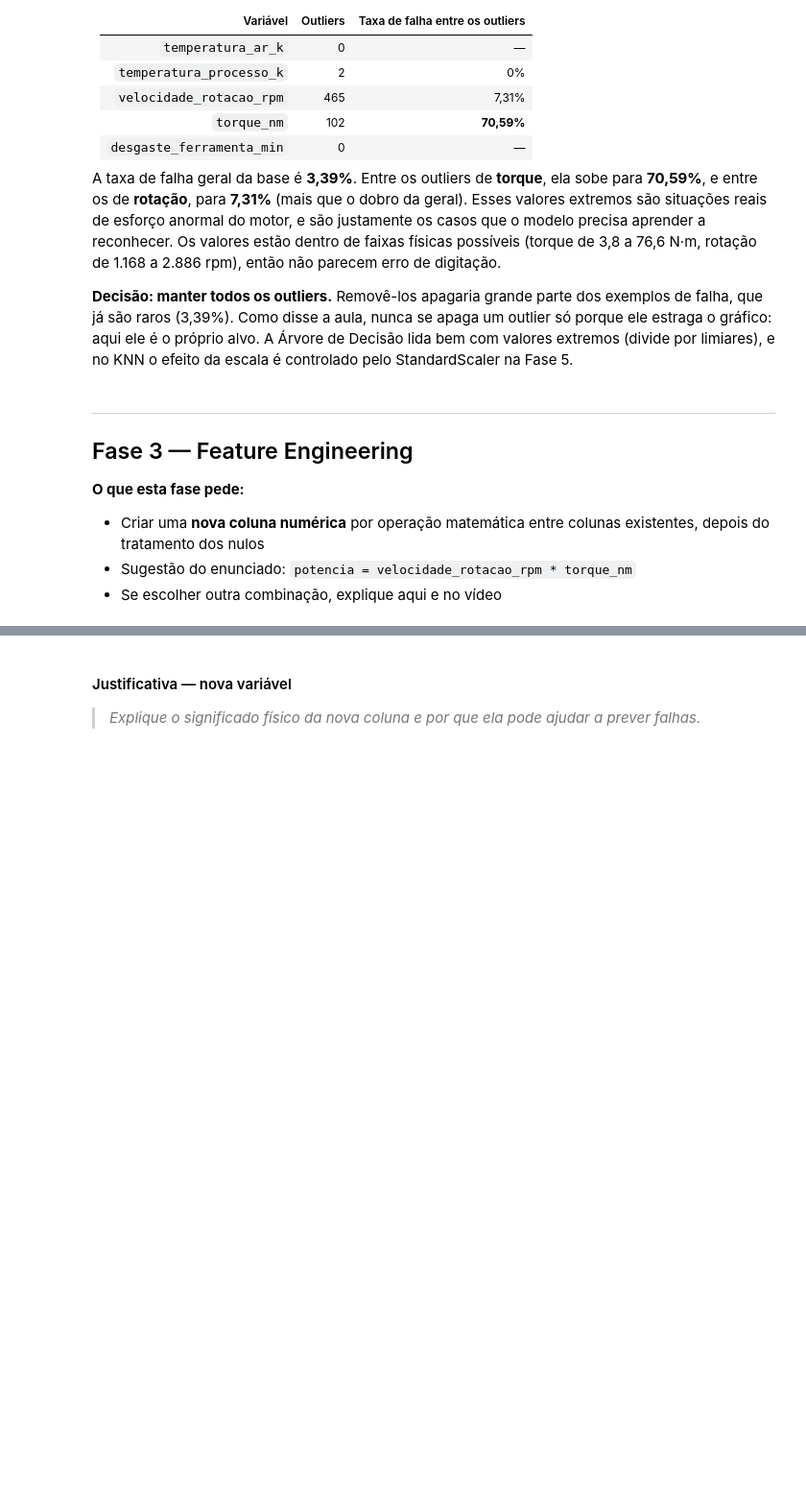
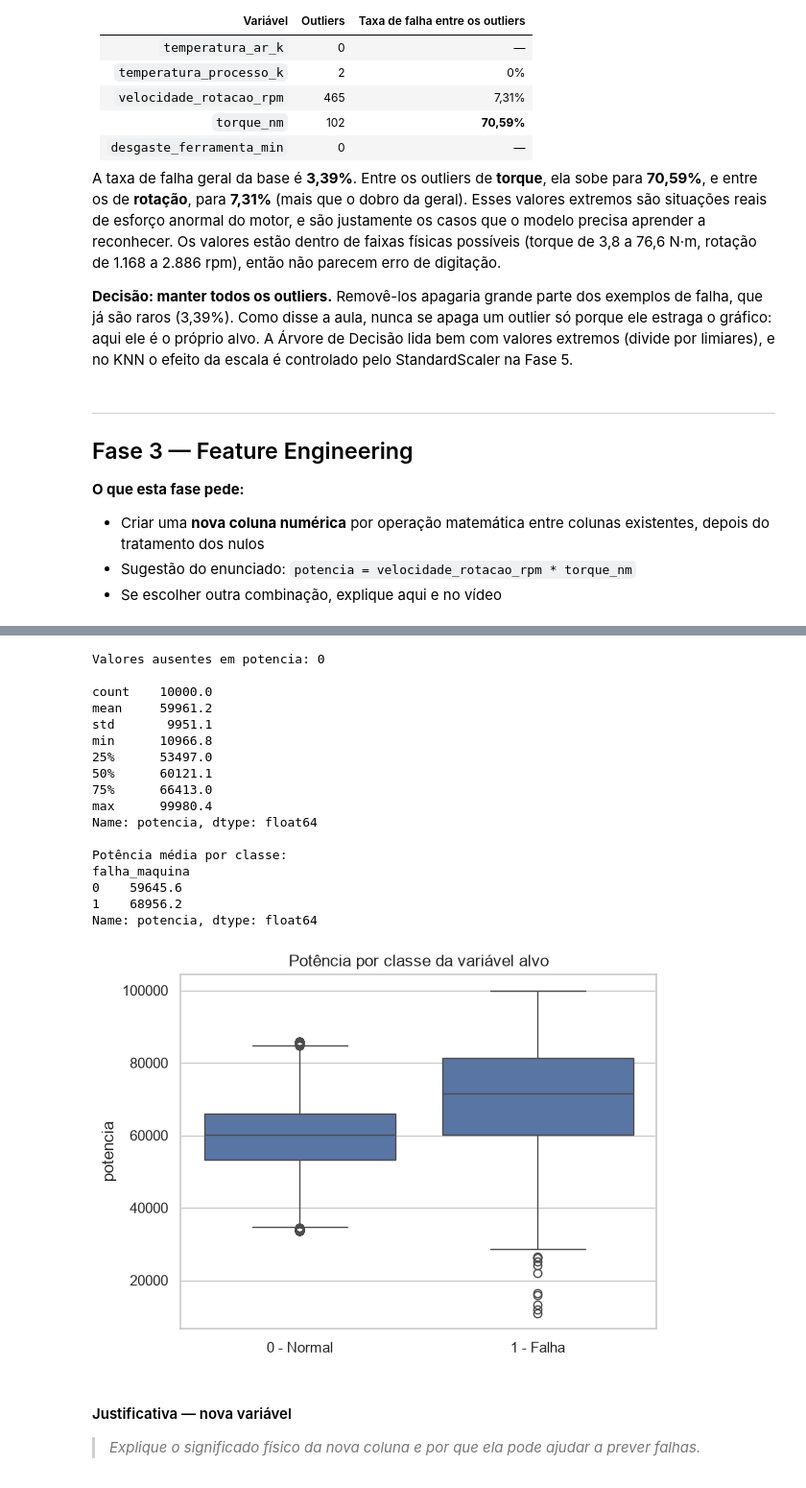
Before and after one commit to talitagalanti/manutencao-preditiva, a Jupyter notebook: notebooks/projeto_manutencao_preditiva.ipynb, the cells around one changed output, grey strips where cells are left out. Shown at 96% size. Drawn from its saved outputs; the diff is of its cells as text; code cells hidden in the pictures; blank space fills up the shorter version.

Commit message:
implementa coluna potencia a partir de rotação e torque

```diff
--- a/notebooks/projeto_manutencao_preditiva.ipynb
+++ b/notebooks/projeto_manutencao_preditiva.ipynb
@@ -354,3 +354,6 @@ A taxa de falha geral da base é **3,39%**. Entre os outliers de **torque**, ela
 - Se escolher outra combinação, explique aqui e no vídeo
 # %%
 # 3.1 Criação da nova coluna
+# Potência mecânica é proporcional a rotação x torque
+df["potencia"] = df["velocidade_rotacao_rpm"] * df["torque_nm"]
+df[["velocidade_rotacao_rpm", "torque_nm", "potencia"]].head()
@@ -357,5 +367,36 @@ A taxa de falha geral da base é **3,39%**. Entre os outliers de **torque**, ela
 # %%
 # 3.2 Validação: conferir que a nova coluna não tem valores ausentes (NaN) e ver o resumo estatístico
+print("Valores ausentes em potencia:", df["potencia"].isna().sum())
+print()
+print(df["potencia"].describe().round(1))
+print()
+print("Potência média por classe:")
+print(df.groupby("falha_maquina")["potencia"].mean().round(1))
+
+sns.boxplot(data=df, x="falha_maquina", y="potencia")
+plt.xticks([0, 1], ["0 - Normal", "1 - Falha"])
+plt.xlabel("")
+plt.title("Potência por classe da variável alvo")
+plt.show()
+# %% [output]
+Valores ausentes em potencia: 0
+
+count    10000.0
+mean     59961.2
+std       9951.1
+min      10966.8
+25%      53497.0
+50%      60121.1
+75%      66413.0
+max      99980.4
+Name: potencia, dtype: float64
+
+Potência média por classe:
+falha_maquina
+0    59645.6
+1    68956.2
+Name: potencia, dtype: float64
+[figure, added]
 # %% [markdown]
 #### Justificativa — nova variável
 
```
Also changed, not shown: parts of 1 cell of this notebook.
